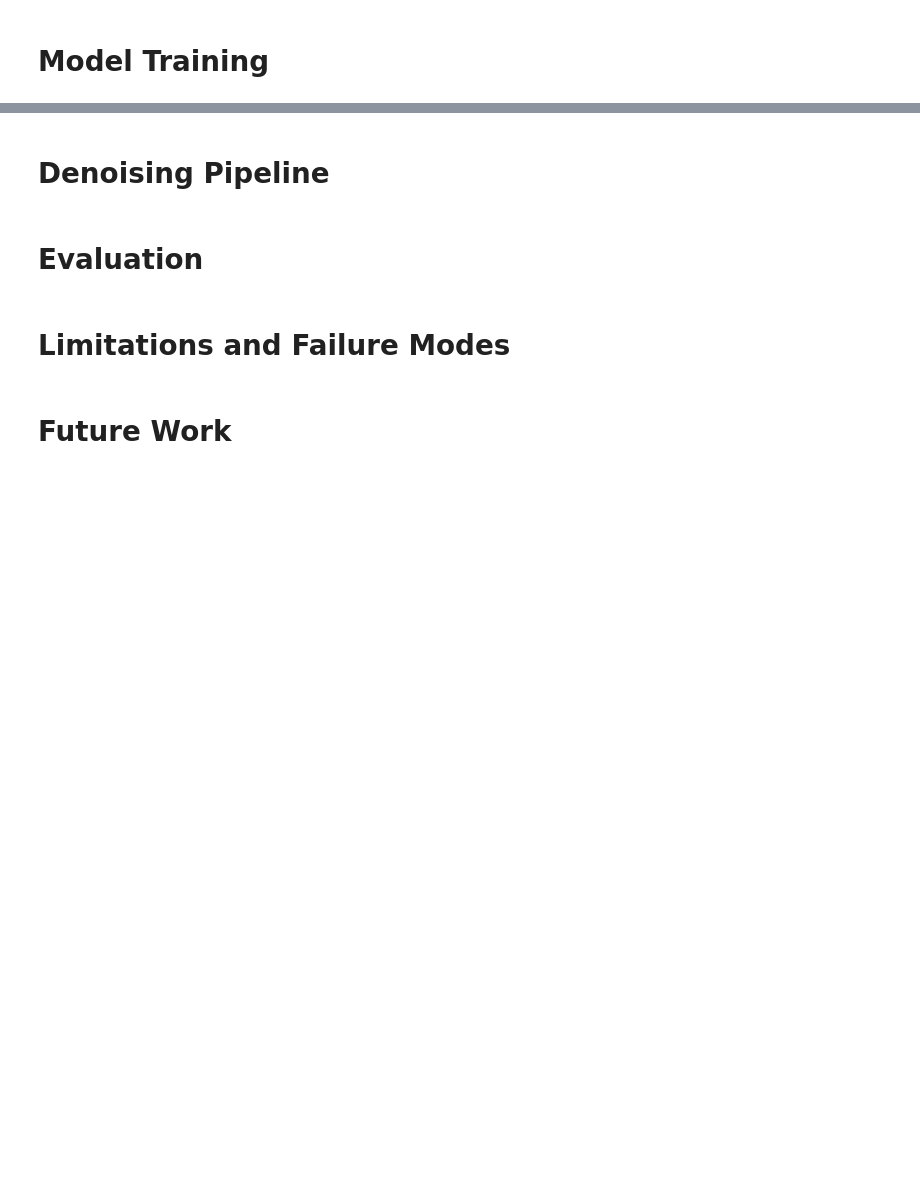
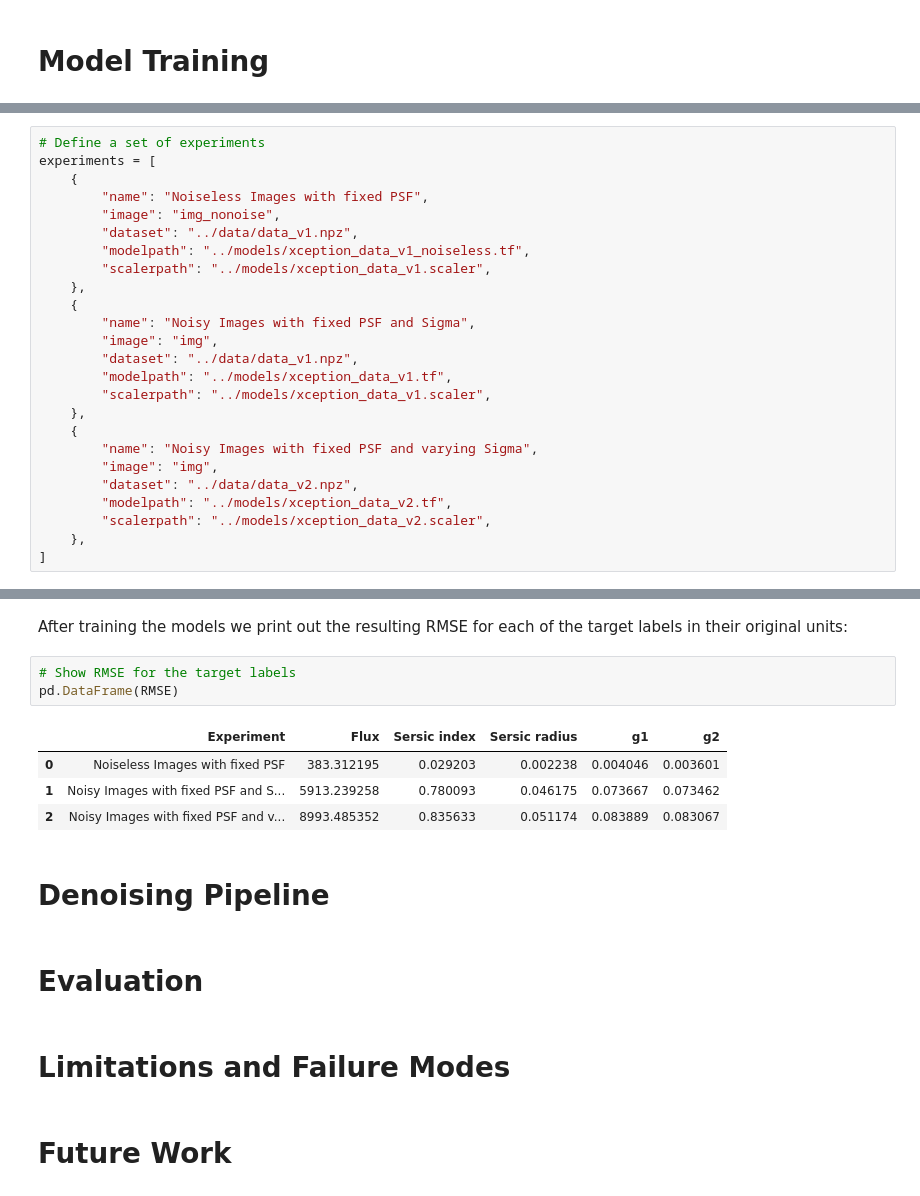
Before and after one commit to dvukolov/cs109b-project, a Jupyter notebook: Project/report_draft.ipynb, the cells around one changed output, grey strips where cells are left out. Drawn from its saved outputs; the diff is of its cells as text; blank space fills up the shorter version.

Commit message:
Report update with model training

```diff
--- a/Project/report_draft.ipynb
+++ b/Project/report_draft.ipynb
@@ -393,0 +396,25 @@ Below we show an abbreviated version of the model's architecture with just two r
+# %%
+# Define a set of experiments
+experiments = [
+    {
+        "name": "Noiseless Images with fixed PSF",
+        "image": "img_nonoise",
+        "dataset": "../data/data_v1.npz",
+        "modelpath": "../models/xception_data_v1_noiseless.tf",
+        "scalerpath": "../models/xception_data_v1.scaler",
+    },
+    {
+        "name": "Noisy Images with fixed PSF and Sigma",
+        "image": "img",
+        "dataset": "../data/data_v1.npz",
+        "modelpath": "../models/xception_data_v1.tf",
+        "scalerpath": "../models/xception_data_v1.scaler",
+    },
+    {
+        "name": "Noisy Images with fixed PSF and varying Sigma",
+        "image": "img",
+        "dataset": "../data/data_v2.npz",
+        "modelpath": "../models/xception_data_v2.tf",
+        "scalerpath": "../models/xception_data_v2.scaler",
+    },
+]
@@ -394,3 +485,13 @@ Below we show an abbreviated version of the model's architecture with just two r
+# %% [markdown]
+After training the models we print out the resulting RMSE for each of the target labels in their original units:
+# %%
+# Show RMSE for the target labels
+pd.DataFrame(RMSE)
+# %% [output]
+|  | Experiment | Flux | Sersic index | Sersic radius | g1 | g2 |
+| 0 | Noiseless Images with fixed PSF | 383.312195 | 0.029203 | 0.002238 | 0.004046 | 0.003601 |
+| 1 | Noisy Images with fixed PSF and S... | 5913.239258 | 0.780093 | 0.046175 | 0.073667 | 0.073462 |
+| 2 | Noisy Images with fixed PSF and v... | 8993.485352 | 0.835633 | 0.051174 | 0.083889 | 0.083067 |
 # %% [markdown]
 # Denoising Pipeline
 # %% [markdown]
```
Also changed, not shown: parts of 2 cells of this notebook.
